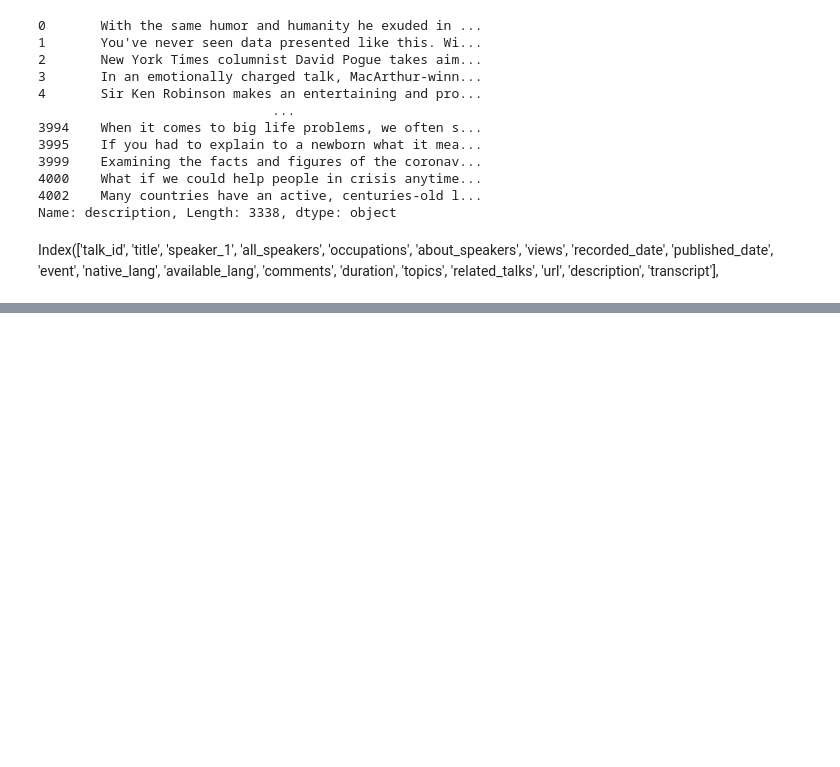
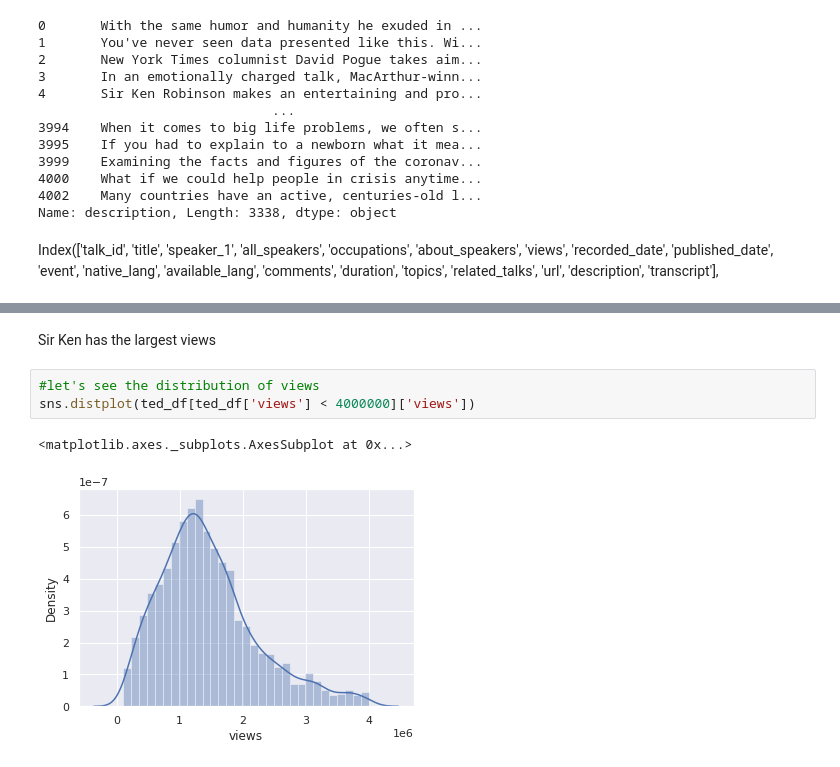
Before and after one commit to Shubham080997/TED_VIEWS-, a Jupyter notebook: TED_VIEWS.ipynb, the cells around one changed output, grey strips where cells are left out. Saved outputs shown, nothing was run; the diff lists cells and outputs as text; blank space fills up the shorter version.

```diff
--- a/TED_VIEWS.ipynb
+++ b/TED_VIEWS.ipynb
@@ -168,0 +182,8 @@ ted_df['published_date'].value_counts().sort_values(ascending=False).head(10).pl
+# %% [markdown]
+Sir Ken has the largest views
+# %%
+#let's see the distribution of views
+sns.distplot(ted_df[ted_df['views'] < 4000000]['views'])
+# %% [output]
+<matplotlib.axes._subplots.AxesSubplot at 0x...>
+[figure, added]
```
Also changed, not shown: parts of 36 cells of this notebook.
